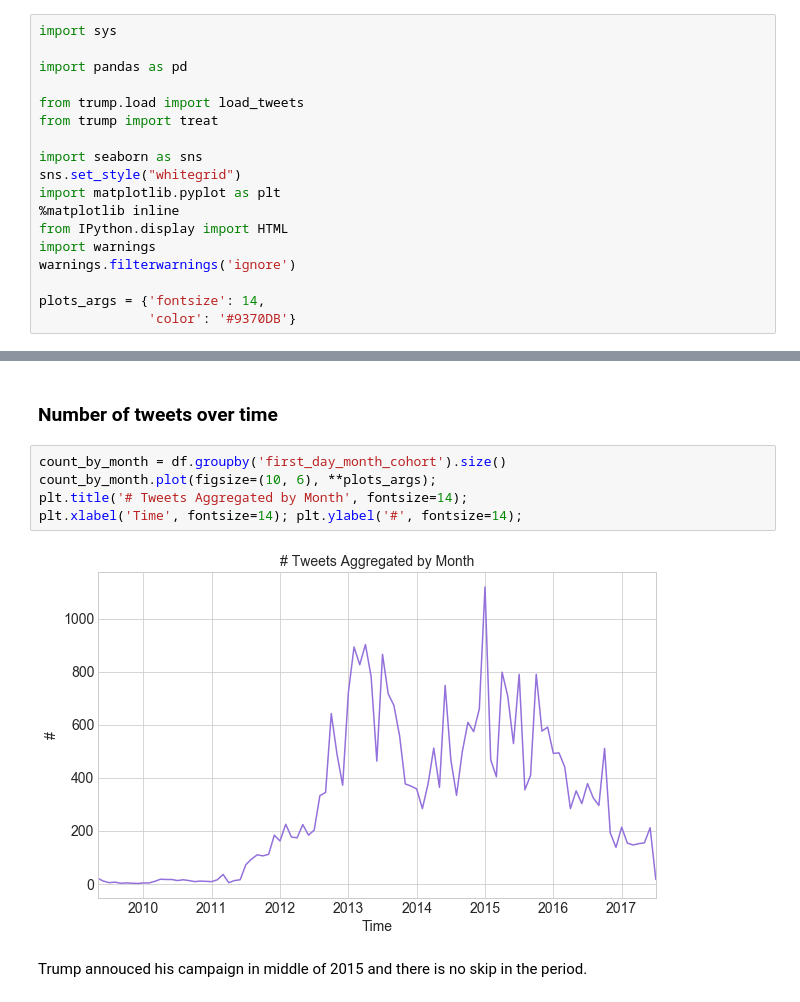
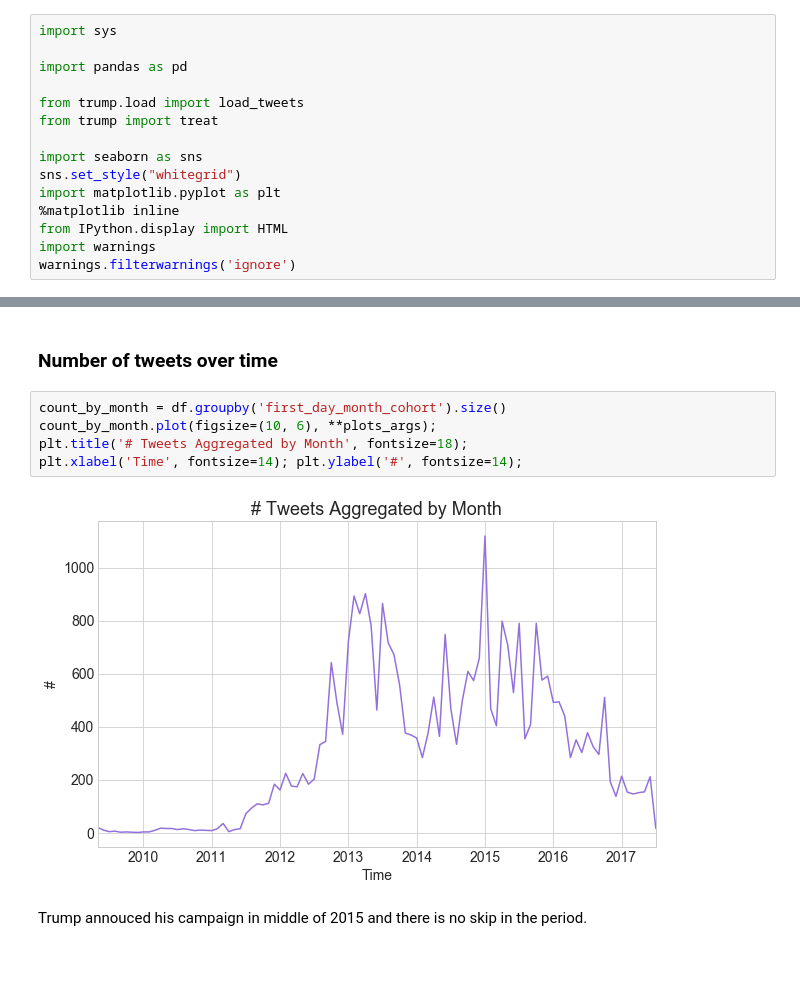
Before and after one commit to atulkumarin/project, a Jupyter notebook: analysis/project-milestone-2.ipynb, the cells around one changed output, grey strips where cells are left out. Cells and saved outputs as stored; diff of their text form; blank space fills up the shorter version.

```diff
--- a/analysis/project-milestone-2.ipynb
+++ b/analysis/project-milestone-2.ipynb
@@ -29,9 +29,6 @@ import matplotlib.pyplot as plt
 from IPython.display import HTML
 import warnings
 warnings.filterwarnings('ignore')
-
-plots_args = {'fontsize': 14,
-              'color': '#9370DB'}
 # %% [markdown]
 # Demystifying POTUS, one tweet at a time...
 
@@ -96,10 +93,10 @@ Descriptive and exploratory analysis of tweets' text.
 # %%
 count_by_month = df.groupby('first_day_month_cohort').size()
 count_by_month.plot(figsize=(10, 6), **plots_args);
-plt.title('# Tweets Aggregated by Month', fontsize=14);
+plt.title('# Tweets Aggregated by Month', fontsize=18);
 plt.xlabel('Time', fontsize=14); plt.ylabel('#', fontsize=14);
 # %% [output]
-[figure, old version]
+[figure, new version]
 # %% [markdown]
 Trump annouced his campaign in middle of 2015 and there is no skip in the period.
 # %% [markdown]
```
Also changed, not shown: parts of 10 cells of this notebook.
